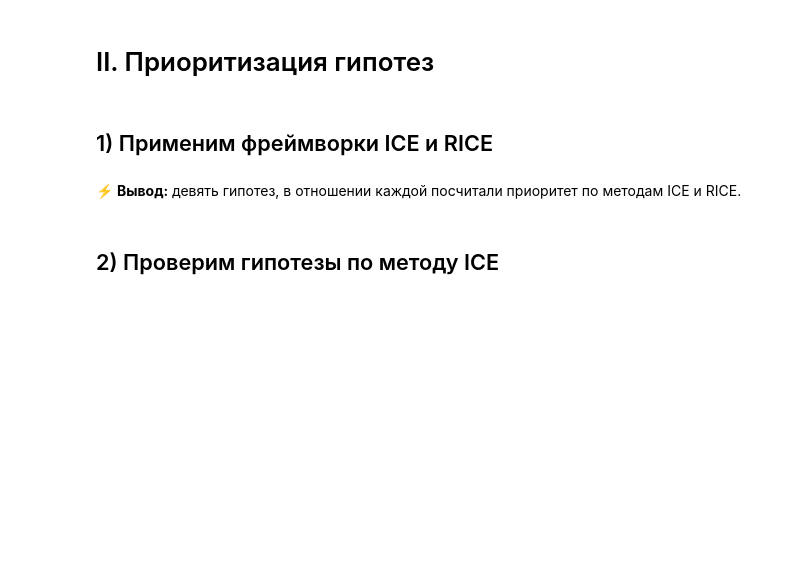
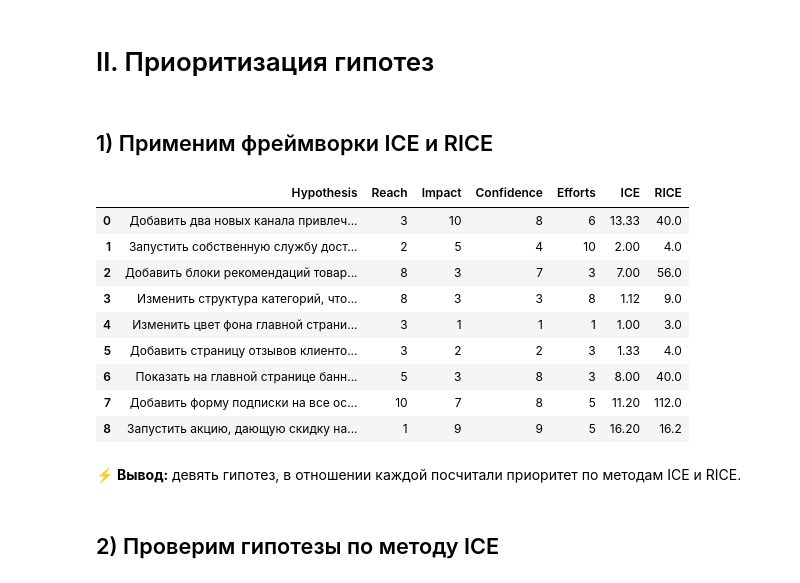
Before and after one commit to ikazman/practicum_da_projects, a Jupyter notebook: ab_testing/4c295031-8a51-48aa-b574-9763938ba403.ipynb, the cells around one changed output. Drawn from its saved outputs; the diff is of its cells as text; code cells hidden in the pictures; blank space fills up the shorter version.

```diff
--- a/ab_testing/4c295031-8a51-48aa-b574-9763938ba403.ipynb
+++ b/ab_testing/4c295031-8a51-48aa-b574-9763938ba403.ipynb
@@ -415,6 +413,19 @@ class MannWhitneyU():
 prioritization = HypoPrioritization('datasets/hypothesis.csv')
 # %%
 scores = prioritization.get_priority()
+# %%
+scores
+# %% [output]
+|  | Hypothesis | Reach | Impact | Confidence | Efforts | ICE | RICE |
+| 0 | Добавить два новых канала привлеч... | 3 | 10 | 8 | 6 | 13.33 | 40.0 |
+| 1 | Запустить собственную службу дост... | 2 | 5 | 4 | 10 | 2.00 | 4.0 |
+| 2 | Добавить блоки рекомендаций товар... | 8 | 3 | 7 | 3 | 7.00 | 56.0 |
+| 3 | Изменить структура категорий, что... | 8 | 3 | 3 | 8 | 1.12 | 9.0 |
+| 4 | Изменить цвет фона главной страни... | 3 | 1 | 1 | 1 | 1.00 | 3.0 |
+| 5 | Добавить страницу отзывов клиенто... | 3 | 2 | 2 | 3 | 1.33 | 4.0 |
+| 6 | Показать на главной странице банн... | 5 | 3 | 8 | 3 | 8.00 | 40.0 |
+| 7 | Добавить форму подписки на все ос... | 10 | 7 | 8 | 5 | 11.20 | 112.0 |
+| 8 | Запустить акцию, дающую скидку на... | 1 | 9 | 9 | 5 | 16.20 | 16.2 |
 # %% [markdown]
 &#9889; **Вывод:** девять гипотез, в отношении каждой посчитали приоритет по методам ICE и RICE.
 # %% [markdown]
```
Also changed, not shown: parts of 3 cells of this notebook.
